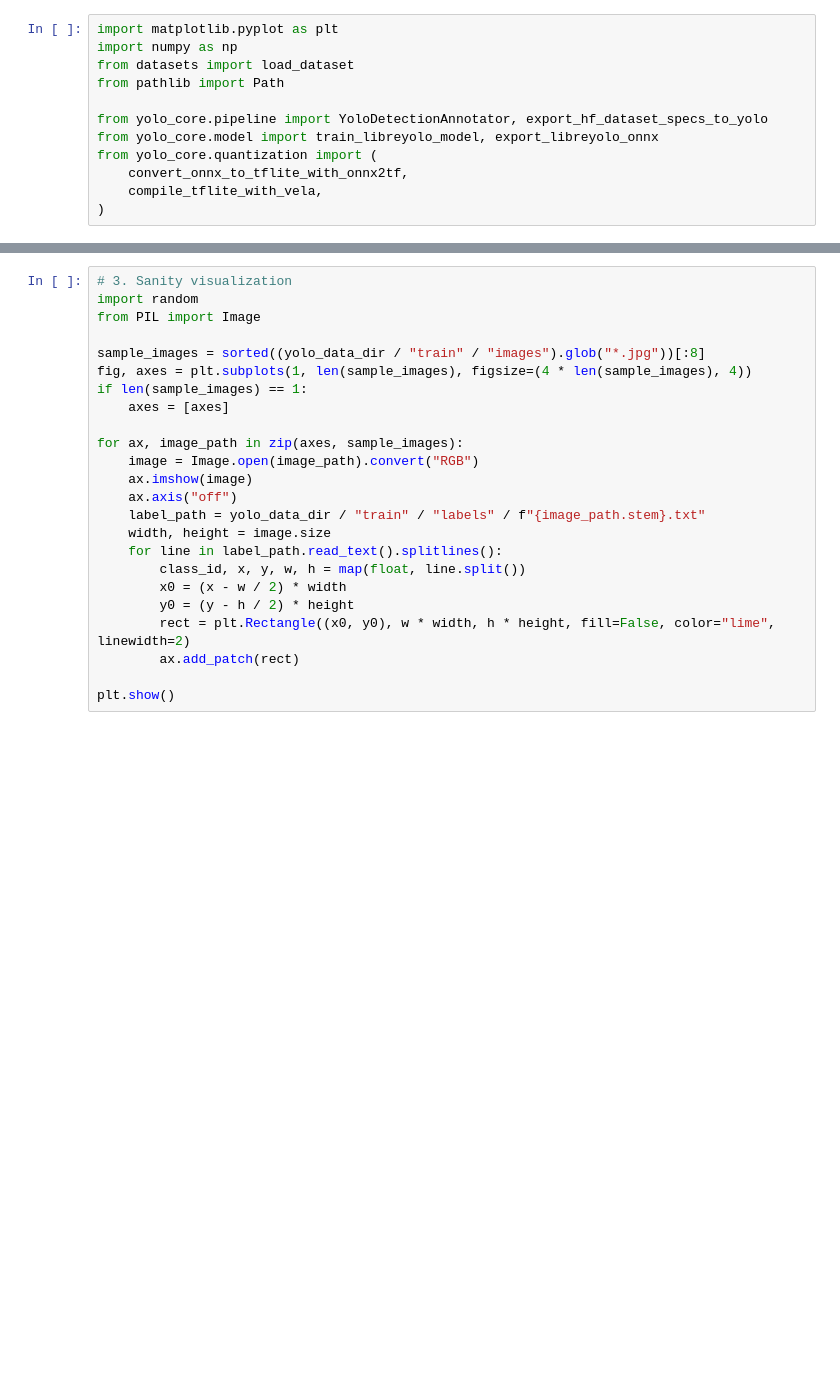
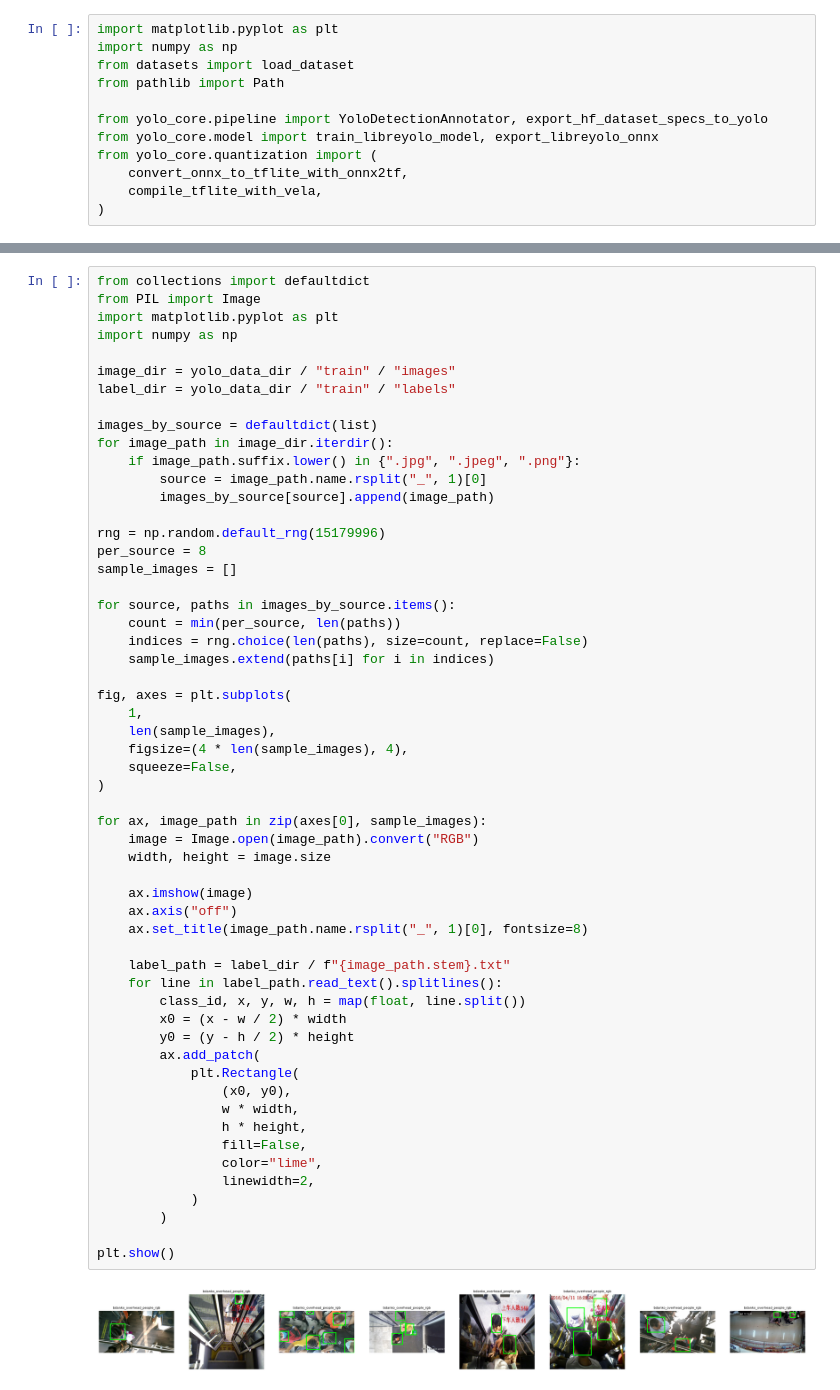
Before and after one commit to bencejdanko/Overhead-People-Counting-YOLOv8n-FOMO-Ethos-U55-NPU, a Jupyter notebook: yolo.ipynb, the cells around one changed output, grey strips where cells are left out. Drawn from its saved outputs; the diff is of its cells as text; blank space fills up the shorter version.

```diff
--- a/yolo.ipynb
+++ b/yolo.ipynb
@@ -79,27 +147,61 @@ dataset_stats
 # %%
-# 3. Sanity visualization
-import random
+from collections import defaultdict
 from PIL import Image
+import matplotlib.pyplot as plt
+import numpy as np
 
-sample_images = sorted((yolo_data_dir / "train" / "images").glob("*.jpg"))[:8]
-fig, axes = plt.subplots(1, len(sample_images), figsize=(4 * len(sample_images), 4))
-if len(sample_images) == 1:
-    axes = [axes]
+image_dir = yolo_data_dir / "train" / "images"
+label_dir = yolo_data_dir / "train" / "labels"
 
-for ax, image_path in zip(axes, sample_images):
+images_by_source = defaultdict(list)
+for image_path in image_dir.iterdir():
+    if image_path.suffix.lower() in {".jpg", ".jpeg", ".png"}:
+        source = image_path.name.rsplit("_", 1)[0]
+        images_by_source[source].append(image_path)
+
+rng = np.random.default_rng(15179996)
+per_source = 8
+sample_images = []
+
+for source, paths in images_by_source.items():
+    count = min(per_source, len(paths))
+    indices = rng.choice(len(paths), size=count, replace=False)
+    sample_images.extend(paths[i] for i in indices)
+
+fig, axes = plt.subplots(
+    1,
+    len(sample_images),
+    figsize=(4 * len(sample_images), 4),
+    squeeze=False,
+)
+
+for ax, image_path in zip(axes[0], sample_images):
     image = Image.open(image_path).convert("RGB")
+    width, height = image.size
+
     ax.imshow(image)
     ax.axis("off")
-    label_path = yolo_data_dir / "train" / "labels" / f"{image_path.stem}.txt"
-    width, height = image.size
+    ax.set_title(image_path.name.rsplit("_", 1)[0], fontsize=8)
+
+    label_path = label_dir / f"{image_path.stem}.txt"
     for line in label_path.read_text().splitlines():
         class_id, x, y, w, h = map(float, line.split())
         x0 = (x - w / 2) * width
         y0 = (y - h / 2) * height
-        rect = plt.Rectangle((x0, y0), w * width, h * height, fill=False, color="lime", linewidth=2)
-        ax.add_patch(rect)
+        ax.add_patch(
+            plt.Rectangle(
+                (x0, y0),
+                w * width,
+                h * height,
+                fill=False,
+                color="lime",
+                linewidth=2,
+            )
+        )
 
 plt.show()
+# %% [output]
+[figure, added]
 # %%
 # 4. Train LibreYOLO nano detector
 model_ref = "LibreYOLOXn.pt"
```
Also changed, not shown: parts of 11 cells of this notebook.
